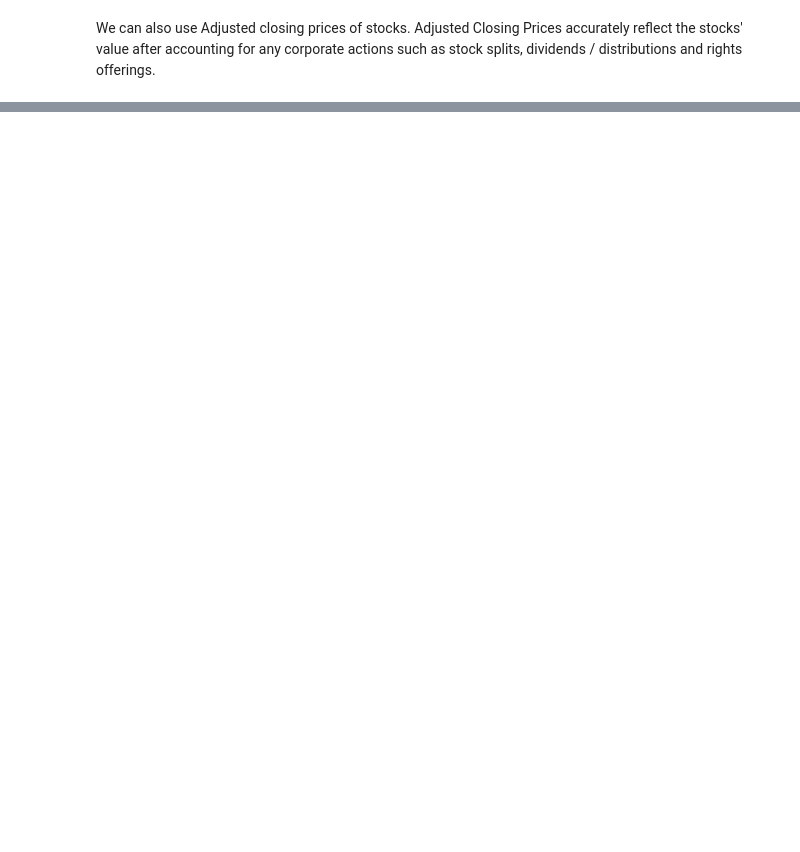
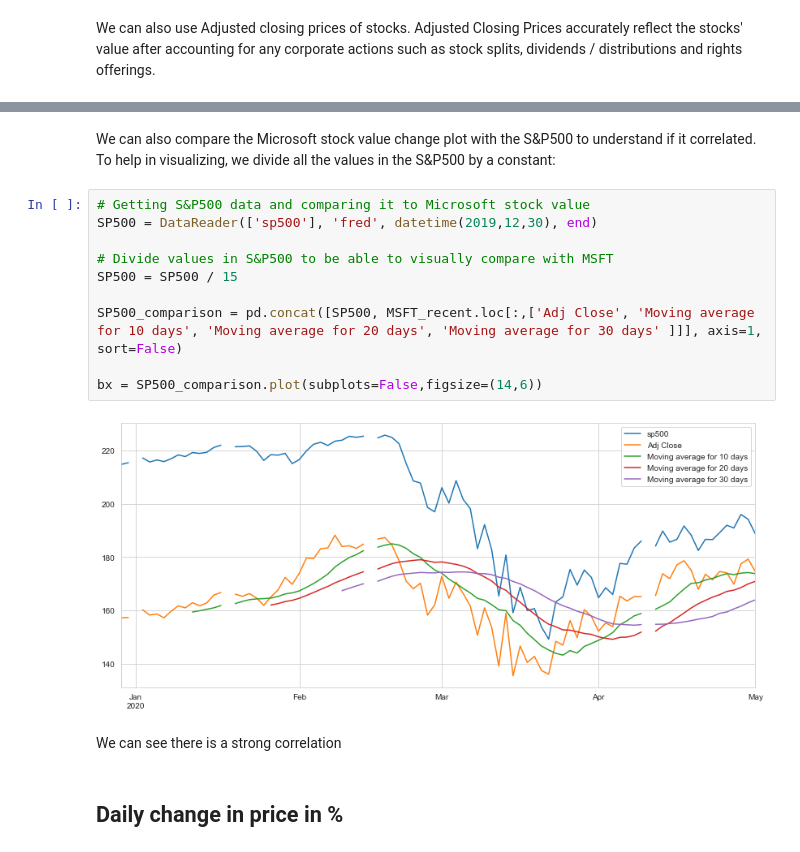
Before and after one commit to DuarteDx/MicrosoftStockAnalysis, a Jupyter notebook: analysis.ipynb, the cells around one changed output, grey strips where cells are left out. Cells and saved outputs as stored; diff of their text form; blank space fills up the shorter version.

```diff
--- a/analysis.ipynb
+++ b/analysis.ipynb
@@ -118,0 +147,18 @@ ms_volume = MSFT.loc[:,'Volume'].iplot(title='Microsoft - Volume')
+# %% [markdown]
+We can also compare the Microsoft stock value change plot with the S&P500 to understand if it correlated. To help in visualizing, we divide all the values in the S&P500 by a constant:
+# %%
+# Getting S&P500 data and comparing it to Microsoft stock value
+SP500 = DataReader(['sp500'], 'fred', datetime(2019,12,30), end)
+
+# Divide values in S&P500 to be able to visually compare with MSFT
+SP500 = SP500 / 15
+
+SP500_comparison = pd.concat([SP500, MSFT_recent.loc[:,['Adj Close', 'Moving average for 10 days', 'Moving average for 20 days', 'Moving average for 30 days' ]]], axis=1, sort=False)
+
+bx = SP500_comparison.plot(subplots=False,figsize=(14,6))
+# %% [output]
+[figure, added]
+# %% [markdown]
+We can see there is a strong correlation
+# %% [markdown]
+## Daily change in price in %
```
Also changed, not shown: parts of 22 cells of this notebook.
